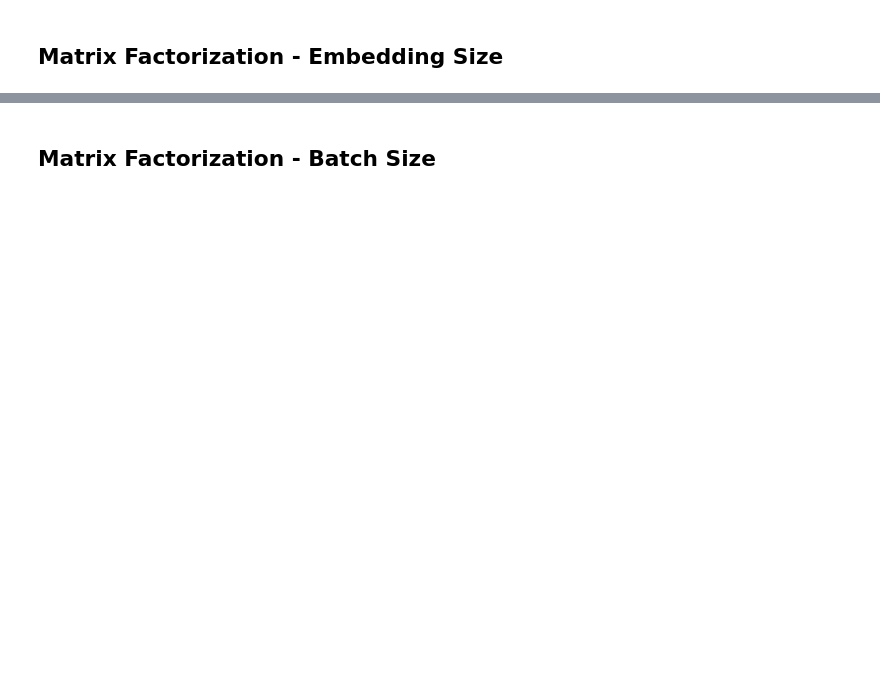
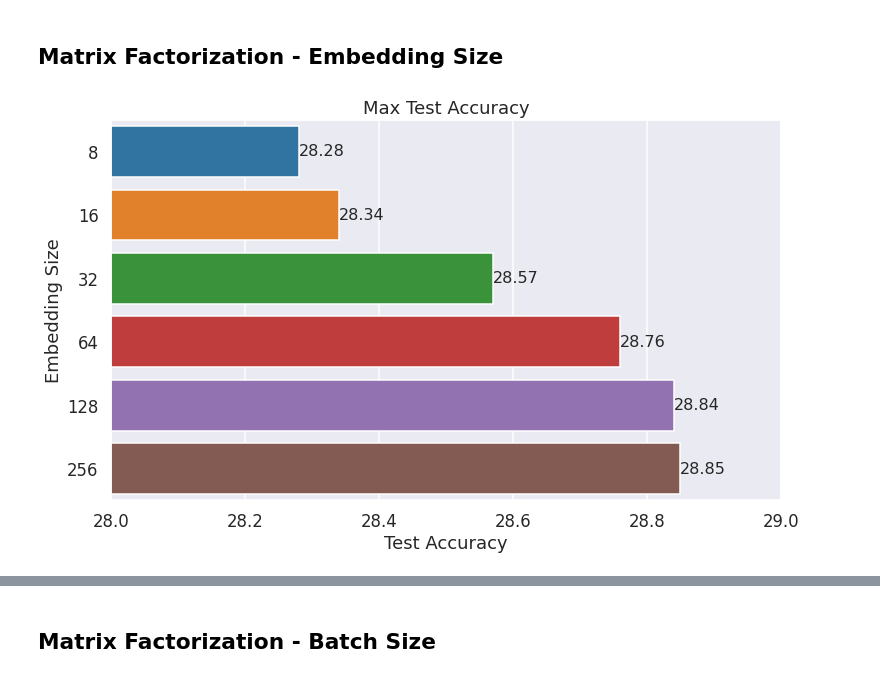
Before and after one commit to hardikp/movielens, a Jupyter notebook: logs/plot_datapoints.ipynb, the cells around one changed output, grey strips where cells are left out. Saved outputs shown, nothing was run; the diff lists cells and outputs as text; code cells hidden in the pictures; blank space fills up the shorter version.

```diff
--- a/logs/plot_datapoints.ipynb
+++ b/logs/plot_datapoints.ipynb
@@ -89,3 +116,31 @@ def plot_multiple_epochs(labels, file_keys, epoch_offset, plot_label):
     sns.lineplot(x='Epochs', y='Test Accuracy', hue=plot_label, data=df)
+# %%
+def bar_plot(labels, data, x_label, y_label, plot_title):
+    width = 12
+    length = 7
+    fig, axs = plt.subplots(1, 1, figsize=(width, length))
+    max_x = math.ceil(max(data))
+    min_x = math.floor(min(data))
+    plt.xlim([min_x, max_x])
+    # fig.suptitle(plot_title)
+    plt.title(plot_title)
+    plt.xlabel(x_label)
+    plt.ylabel(y_label)
+    ax = sns.barplot(x=data, y=labels)
+    ax.bar_label(ax.containers[0], fmt='%.2f', size=16)
 # %% [markdown]
 ## Matrix Factorization - Embedding Size
+# %%
+labels = ['8', '16', '32', '64', '128', '256']
+file_keys = [
+    'mf_50_512_0.001_8_0.0_False',
+    'mf_50_512_0.001_16_0.0_False',
+    'mf_50_512_0.001_32_0.0_False',
+    'mf_50_512_0.001_64_0.0_False',
+    'mf_50_512_0.001_128_0.0_False',
+    'mf_50_512_0.001_256_0.0_False',
+]
+accuracies = [get_data(files[file_key]).max_test_accuracy() for file_key in file_keys]
+bar_plot(labels, accuracies, 'Test Accuracy', 'Embedding Size', 'Max Test Accuracy')
+# %% [output]
+[figure, added]
```
Also changed, not shown: parts of 22 cells of this notebook, 1 other file.
